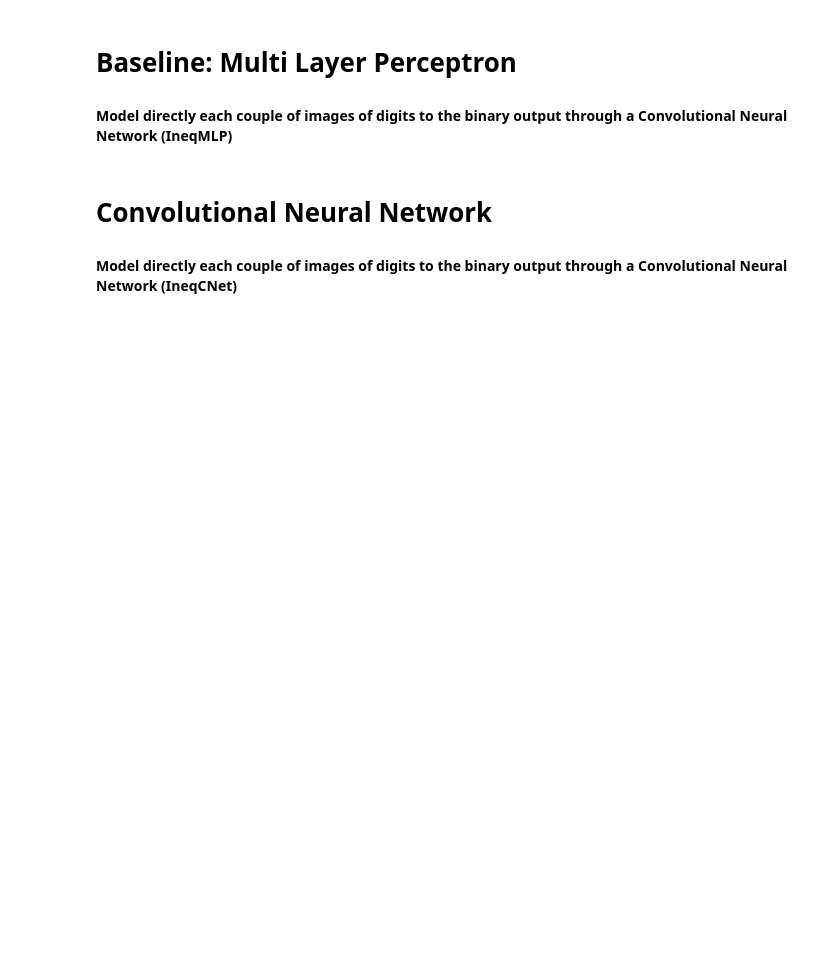
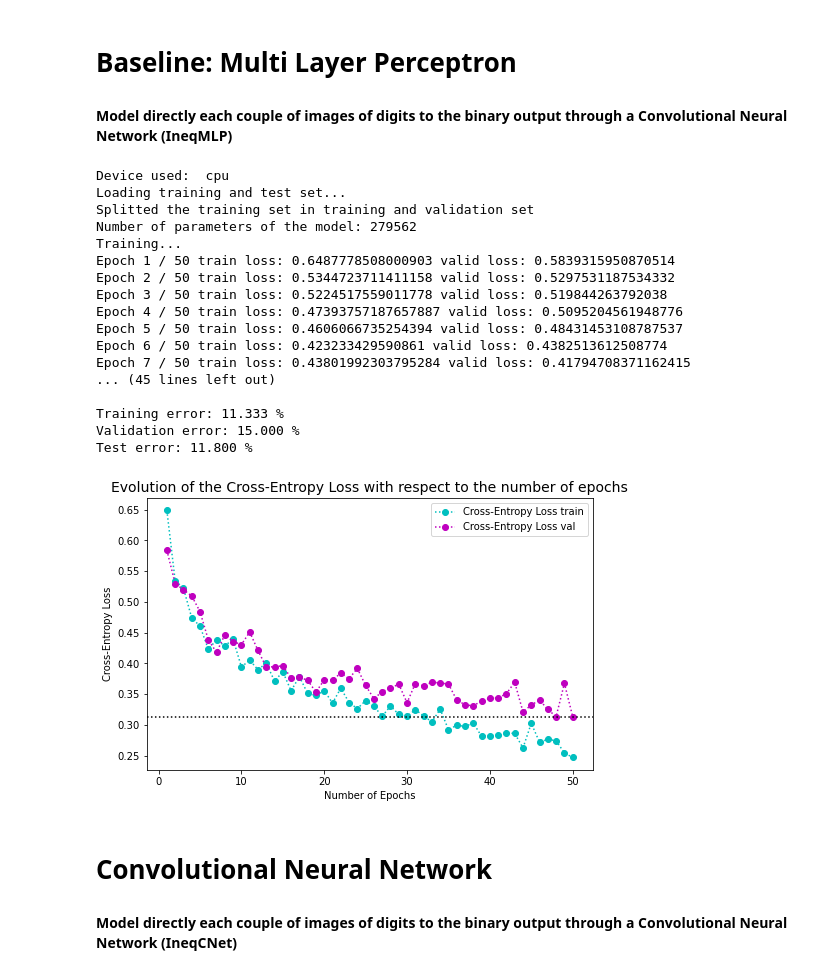
Before and after one commit to riccardocadei/DCNN-for-Digits-Comparison, a Jupyter notebook: main.ipynb, the cells around one changed output. Saved outputs shown, nothing was run; the diff lists cells and outputs as text; code cells hidden in the pictures; blank space fills up the shorter version.

```diff
--- a/main.ipynb
+++ b/main.ipynb
@@ -27,27 +29,46 @@ axs[1].imshow(train_input[n,1], cmap='Greys');
 # %%
 # model
 model = IneqMLP()
 model_name='IneqMLP'
 
 # training
 percentage_val = 0.1
-nb_epochs = 5
+nb_epochs = 50
 batch_size = 50
 
 # auxiliary loss
 use_auxiliary_loss = False
 aux_loss_weight = 0.3   # <0.5
 
 # optimizer
 weight_decay = 0.1
 lr = 8e-5*0.5
 period = 1
 
 # display
 verbose = 1
 plot = True
 
 run_experiment(model, use_auxiliary_loss=use_auxiliary_loss, aux_loss_weight=aux_loss_weight, model_name=model_name, percentage_val=percentage_val,nb_epochs=nb_epochs, batch_size=batch_size, weight_decay=weight_decay, lr=lr, verbose=verbose, plot=True);
+# %% [output]
+Device used:  cpu
+Loading training and test set...
+Splitted the training set in training and validation set
+Number of parameters of the model: 279562
+Training...
+Epoch 1 / 50 train loss: 0.6487778508000903 valid loss: 0.5839315950870514
+Epoch 2 / 50 train loss: 0.5344723711411158 valid loss: 0.5297531187534332
+Epoch 3 / 50 train loss: 0.5224517559011778 valid loss: 0.519844263792038
+Epoch 4 / 50 train loss: 0.47393757187657887 valid loss: 0.5095204561948776
+Epoch 5 / 50 train loss: 0.4606066735254394 valid loss: 0.48431453108787537
+Epoch 6 / 50 train loss: 0.423233429590861 valid loss: 0.4382513612508774
+Epoch 7 / 50 train loss: 0.43801992303795284 valid loss: 0.41794708371162415
+... (45 lines left out)
+
+Training error: 11.333 %
+Validation error: 15.000 %
+Test error: 11.800 %
+[figure, added]
 # %%
 n_iter = 2
 
```
Also changed, not shown: parts of 2 cells of this notebook, 5 other files.
